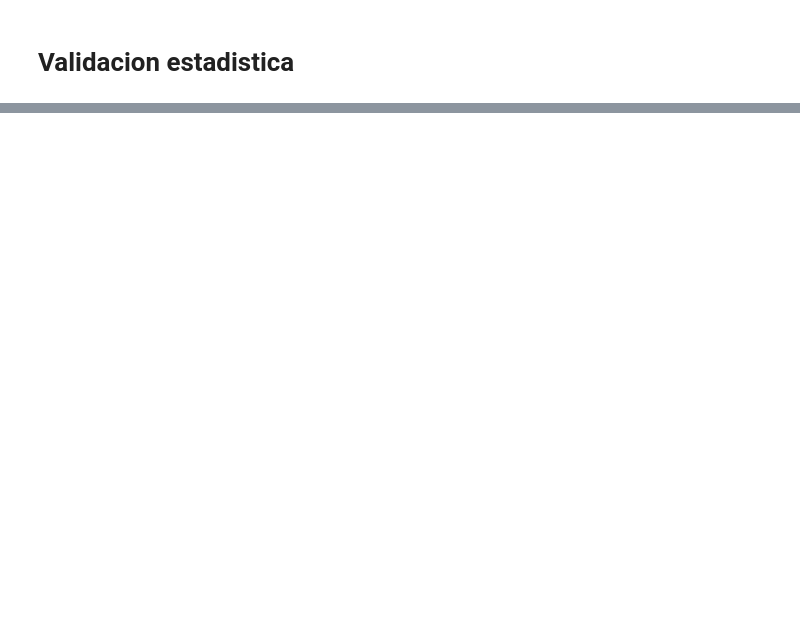
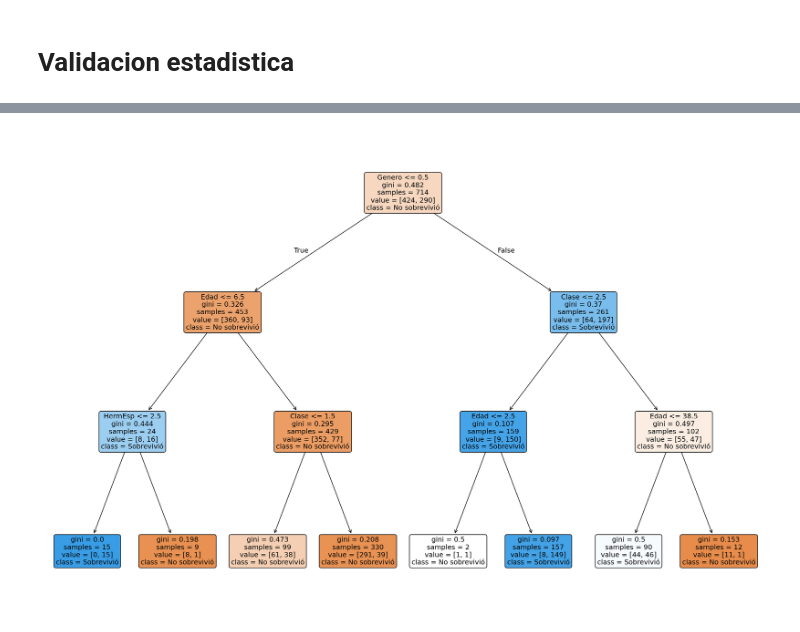
Before and after one commit to mcc-oscar-perez/Python, a Jupyter notebook: Modelo_De_Machine_Learning/Machine_learning_model.ipynb, the cells around one changed output, grey strips where cells are left out. Cells and saved outputs as stored; diff of their text form; code cells hidden in the pictures; blank space fills up the shorter version.

```diff
--- a/Modelo_De_Machine_Learning/Machine_learning_model.ipynb
+++ b/Modelo_De_Machine_Learning/Machine_learning_model.ipynb
@@ -102,0 +149,21 @@ plt.show()
+# %%
+# Tamaño y nitidez de la figura
+fig, ax = plt.subplots(figsize=(18, 12), dpi=150)
+
+# Dibujo del árbol con fuente más grande y cajas redondeadas/coloreadas
+tree.plot_tree(
+    Arbol,
+    ax=ax,
+    feature_names=X.columns,
+    class_names=['No sobrevivió','Sobrevivió'],
+    filled=True,                              # rellena con color por clase
+    rounded=True,                             # bordes redondeados
+    fontsize=12,                              # tamaño de la fuente
+    impurity=True,                            # muestra gini
+    proportion=False                          # proporciones en value
+)
+
+fig.tight_layout()
+plt.show()
+# %% [output]
+[figure, added]
```
Also changed, not shown: parts of 13 cells of this notebook.
